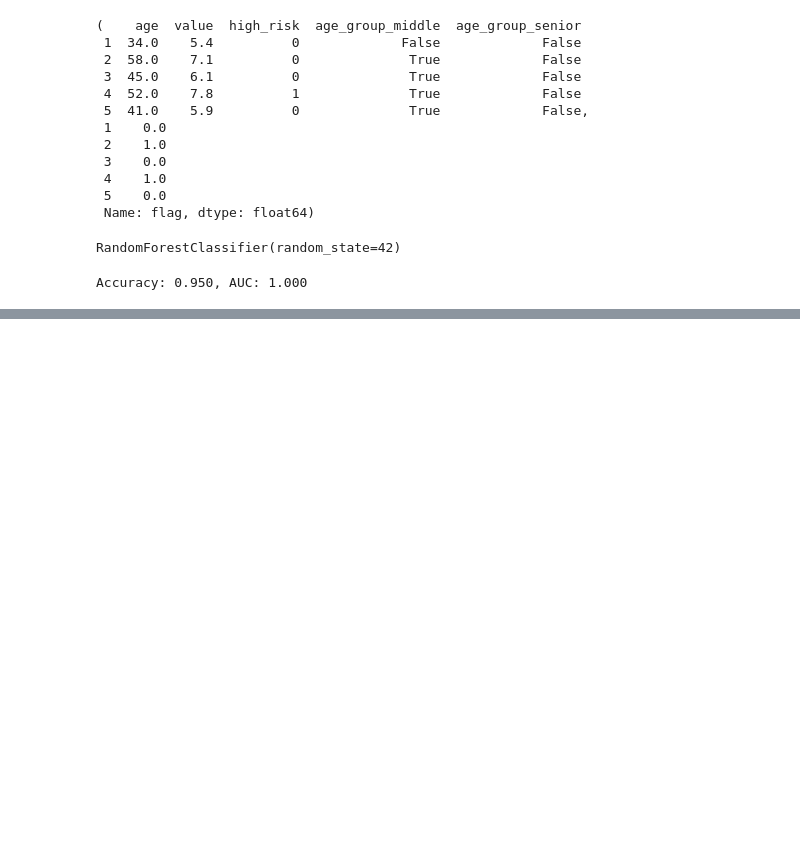
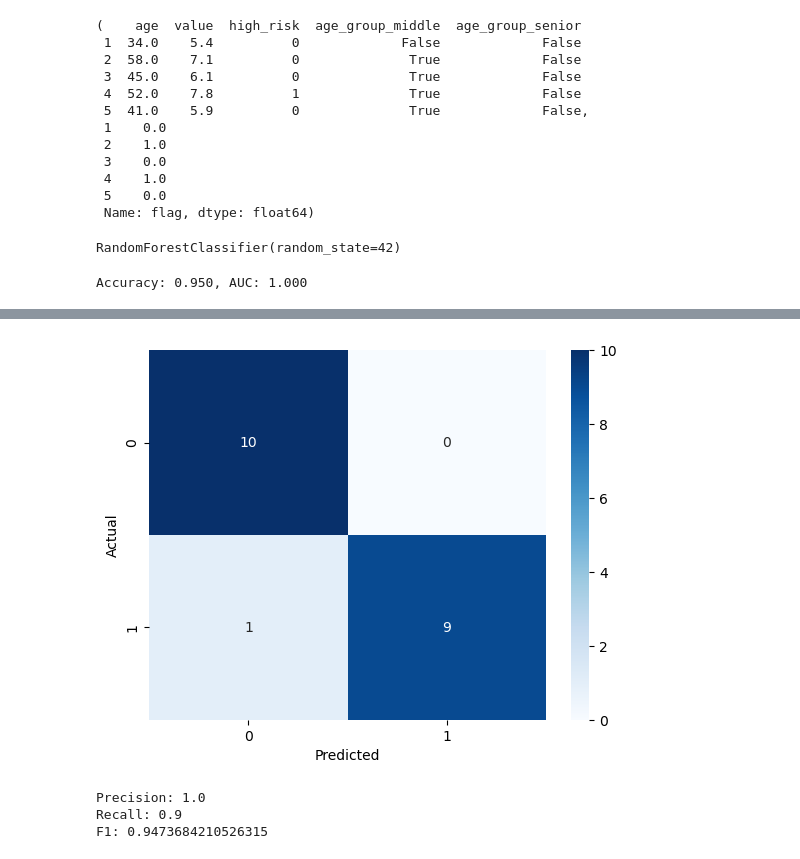
Before and after one commit to ToizumiTaro/medical-data-practice-20251113, a Jupyter notebook: day5/day5_preprocessing.ipynb, the cells around one changed output, grey strips where cells are left out. Cells and saved outputs as stored; diff of their text form; code cells hidden in the pictures; blank space fills up the shorter version.

```diff
--- a/day5/day5_preprocessing.ipynb
+++ b/day5/day5_preprocessing.ipynb
@@ -119,0 +176,9 @@ Accuracy: 0.950, AUC: 1.000
+# %%
+from sklearn.ensemble import RandomForestClassifier
+
+model = RandomForestClassifier(
+    n_estimators=100,
+    random_state=42
+)
+
+model.fit(X_train, y_train)
@@ -119,0 +187,10 @@ Accuracy: 0.950, AUC: 1.000
+# %%
+from sklearn.metrics import accuracy_score, roc_auc_score
+
+y_pred = model.predict(X_test)
+y_prob = model.predict_proba(X_test)[:, 1]
+
+acc = accuracy_score(y_test, y_pred)
+auc = roc_auc_score(y_test, y_prob)
+
+print(f"Accuracy: {acc:.3f}, AUC: {auc:.3f}")
@@ -119,0 +260,23 @@ Accuracy: 0.950, AUC: 1.000
+# %%
+import seaborn as sns
+
+sns.heatmap(cm, annot=True, fmt="d", cmap="Blues")
+plt.xlabel("Predicted")
+plt.ylabel("Actual")
+plt.show()
+# %% [output]
+[figure, added]
+# %%
+from sklearn.metrics import precision_score, recall_score, f1_score
+
+precision = precision_score(y_test, y_pred)
+recall    = recall_score(y_test, y_pred)
+f1        = f1_score(y_test, y_pred)
+
+print("Precision:", precision)
+print("Recall:", recall)
+print("F1:", f1)
+# %% [output]
+Precision: 1.0
+Recall: 0.9
+F1: 0.9473684210526315
```
Also changed, not shown: parts of 13 cells of this notebook, 3 other files.
